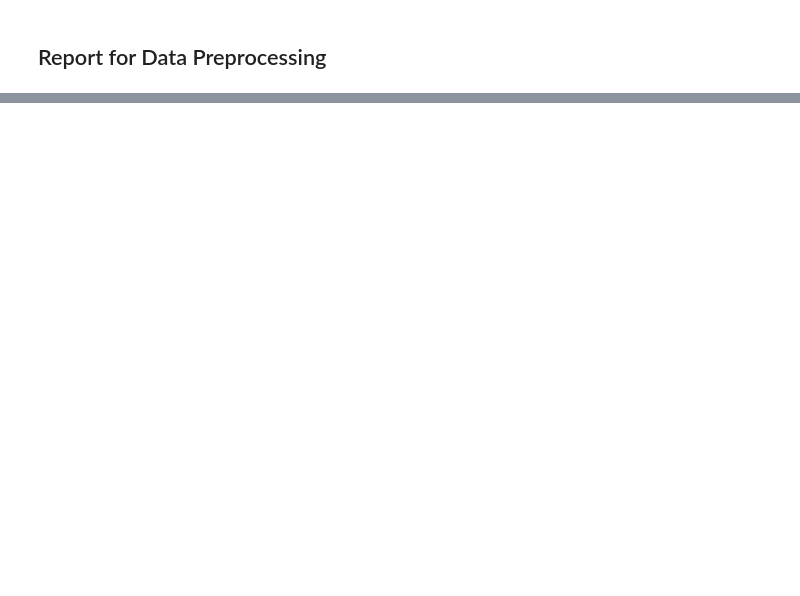
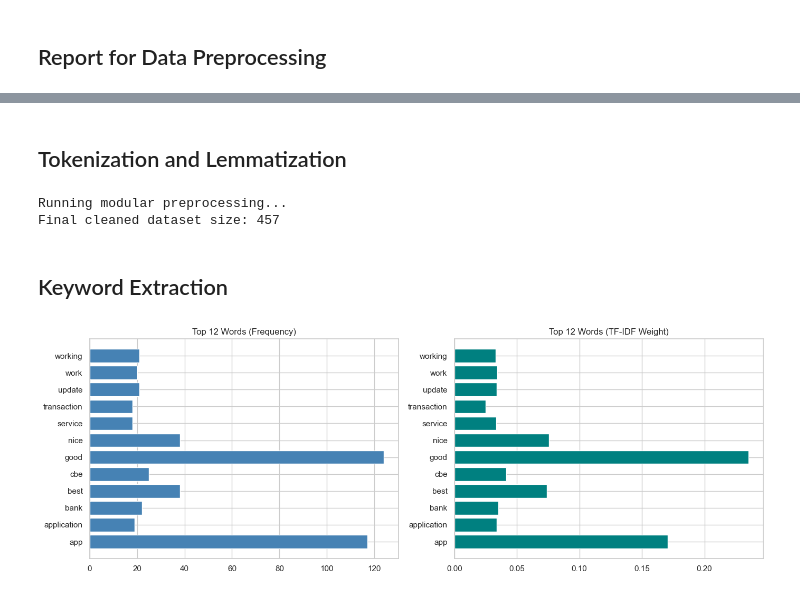
Before and after one commit to Rakeb-sys/fintech-review-analytics, a Jupyter notebook: notebooks/cbe_eda.ipynb, the cells around one changed output, grey strips where cells are left out. Saved outputs shown, nothing was run; the diff lists cells and outputs as text; code cells hidden in the pictures; blank space fills up the shorter version.

```diff
--- a/notebooks/cbe_eda.ipynb
+++ b/notebooks/cbe_eda.ipynb
@@ -313,0 +397,47 @@ preprocessing_report(df_raw, df)
+# %% [markdown]
+## Tokenization and Lemmatization
+# %%
+def modular_nlp_pipeline(text):
+    # 1. Cleaning
+    text = re.sub(r'[^a-zA-Z\s]', ' ', str(text).lower())
+
+    # 2. Tokenization
+    tokens = word_tokenize(text)
+
+    # 3. Stop-word removal & Lemmatization
+    stop_words = set(stopwords.words('english'))
+    lemmatizer = WordNetLemmatizer()
+
+    processed = [lemmatizer.lemmatize(t) for t in tokens if t not in stop_words and len(t) > 2]
+    return " ".join(processed)
+
+# Apply cleaning
+print("Running modular preprocessing...")
+df_raw['clean_text'] = df_raw['review'].apply(modular_nlp_pipeline)
+
+# Drop invalid/too short reviews
+df_clean = df_raw[df_raw['clean_text'].str.len() > 2].copy()
+print(f"Final cleaned dataset size: {len(df_clean)}")
+# %% [output]
+Running modular preprocessing...
+Final cleaned dataset size: 457
+# %% [markdown]
+## Keyword Extraction
+# %%
+# Frequency (BoW) vs TF-IDF
+tfidf_vec = TfidfVectorizer(max_features=12, stop_words='english')
+X_tfidf = tfidf_vec.fit_transform(df_clean['clean_text'])
+
+cv_vec = CountVectorizer(max_features=12, stop_words='english')
+X_cv = cv_vec.fit_transform(df_clean['clean_text'])
+
+fig, axes = plt.subplots(1, 2, figsize=(14, 5))
+axes[0].barh(cv_vec.get_feature_names_out(), X_cv.toarray().sum(axis=0), color='steelblue')
+axes[0].set_title('Top 12 Words (Frequency)')
+
+axes[1].barh(tfidf_vec.get_feature_names_out(), X_tfidf.toarray().mean(axis=0), color='teal')
+axes[1].set_title('Top 12 Words (TF-IDF Weight)')
+
+plt.tight_layout(); plt.show()
+# %% [output]
+[figure, added]
```
Also changed, not shown: parts of 19 cells of this notebook, 5 other files.
